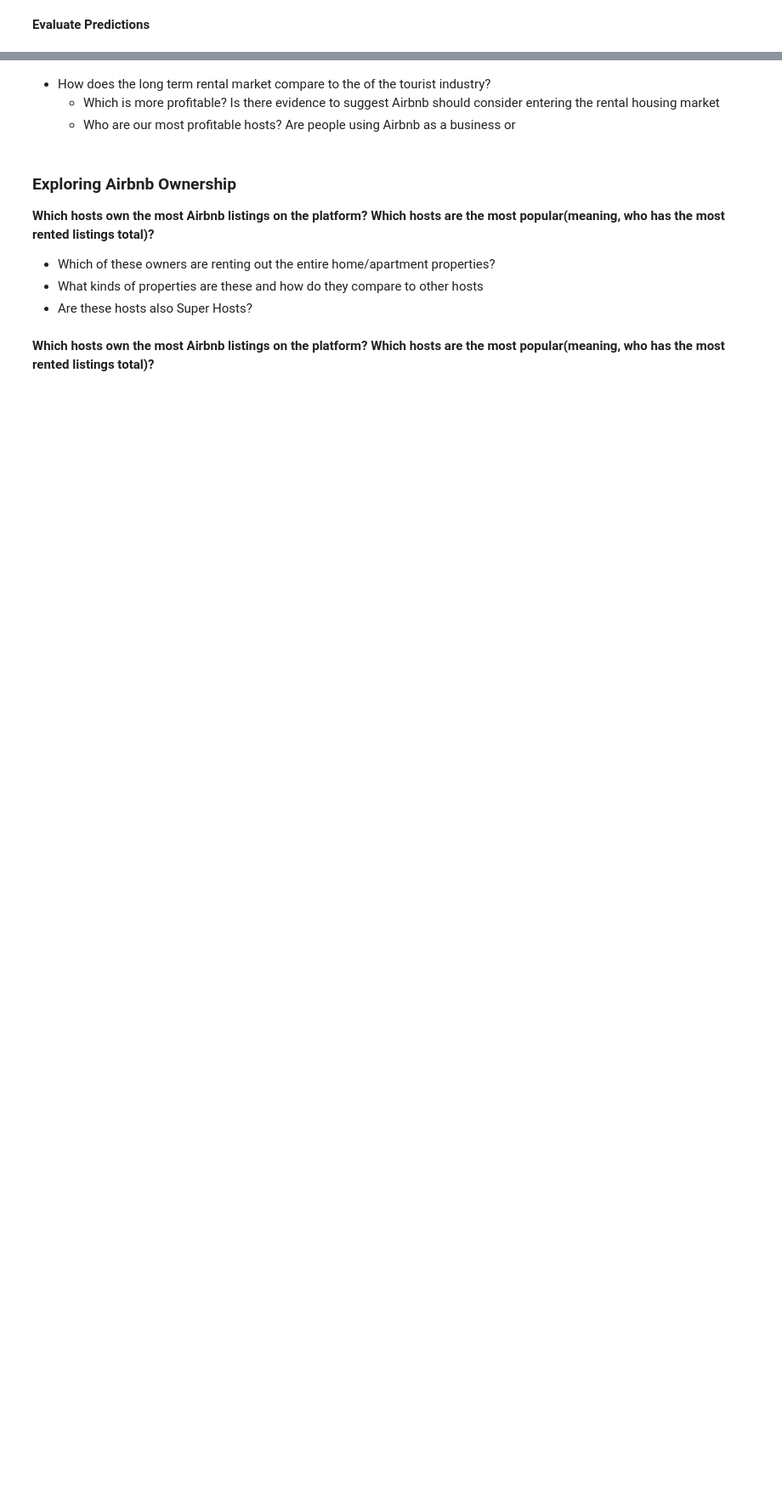
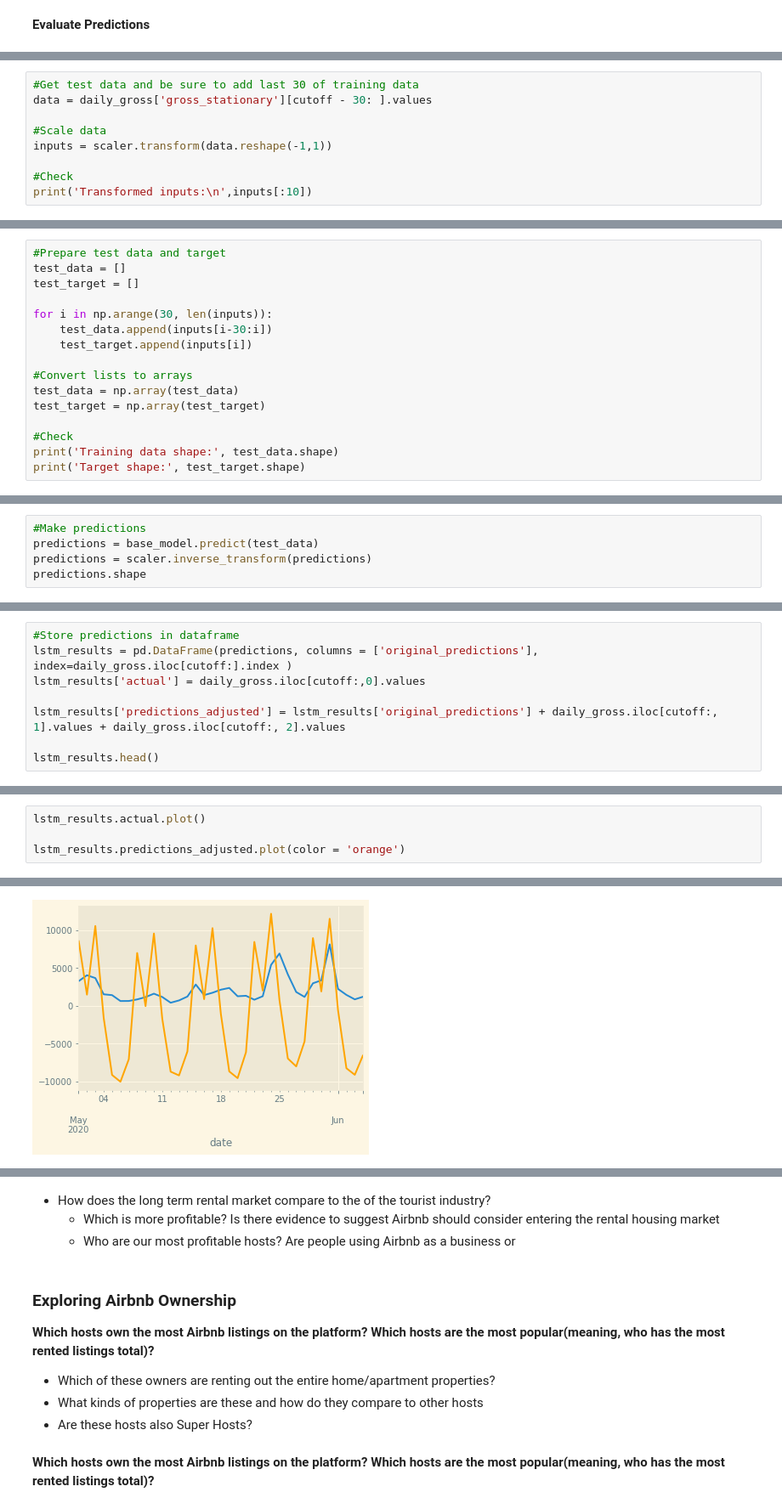
Before and after one commit to KishenSharma6/SF_Airbnb_Rental_Market_Analysis, a Jupyter notebook: Project_Codes/04_Modeling/2020_0715_Market_Analysis.ipynb, the cells around one changed output, grey strips where cells are left out. Shown at 85% size. Drawn from its saved outputs; the diff is of its cells as text; blank space fills up the shorter version.

```diff
--- a/Project_Codes/04_Modeling/2020_0715_Market_Analysis.ipynb
+++ b/Project_Codes/04_Modeling/2020_0715_Market_Analysis.ipynb
@@ -241,0 +368,9 @@ len(daily_gross)
+# %%
+#Get test data and be sure to add last 30 of training data
+data = daily_gross['gross_stationary'][cutoff - 30: ].values
+
+#Scale data
+inputs = scaler.transform(data.reshape(-1,1))
+
+#Check
+print('Transformed inputs:\n',inputs[:10])
@@ -241,0 +389,16 @@ len(daily_gross)
+# %%
+#Prepare test data and target
+test_data = []
+test_target = []
+
+for i in np.arange(30, len(inputs)):
+    test_data.append(inputs[i-30:i])
+    test_target.append(inputs[i])
+
+#Convert lists to arrays
+test_data = np.array(test_data)
+test_target = np.array(test_target)
+
+#Check
+print('Training data shape:', test_data.shape)
+print('Target shape:', test_target.shape)
@@ -241,0 +410,5 @@ len(daily_gross)
+# %%
+#Make predictions
+predictions = base_model.predict(test_data)
+predictions = scaler.inverse_transform(predictions)
+predictions.shape
@@ -241,0 +449,8 @@ len(daily_gross)
+# %%
+#Store predictions in dataframe
+lstm_results = pd.DataFrame(predictions, columns = ['original_predictions'], index=daily_gross.iloc[cutoff:].index )
+lstm_results['actual'] = daily_gross.iloc[cutoff:,0].values
+
+lstm_results['predictions_adjusted'] = lstm_results['original_predictions'] + daily_gross.iloc[cutoff:, 1].values + daily_gross.iloc[cutoff:, 2].values
+
+lstm_results.head()
@@ -241,0 +475,5 @@ len(daily_gross)
+# %%
+lstm_results.actual.plot()
+
+lstm_results.predictions_adjusted.plot(color = 'orange')
+# %% [output]
@@ -241,0 +481 @@ len(daily_gross)
+[figure, added]
```
Also changed, not shown: parts of 44 cells of this notebook.
